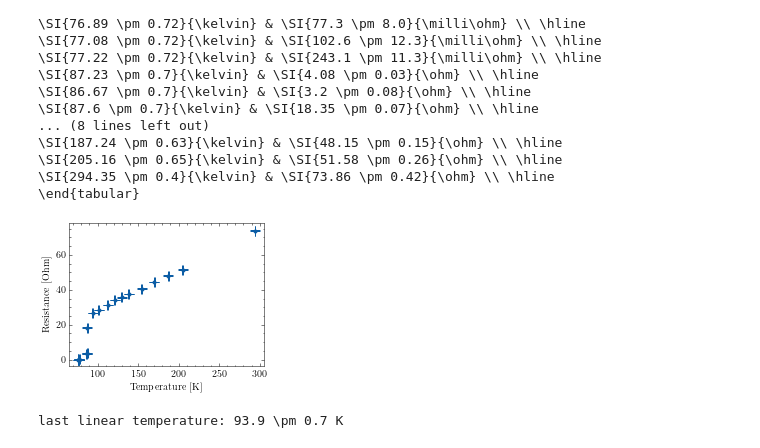
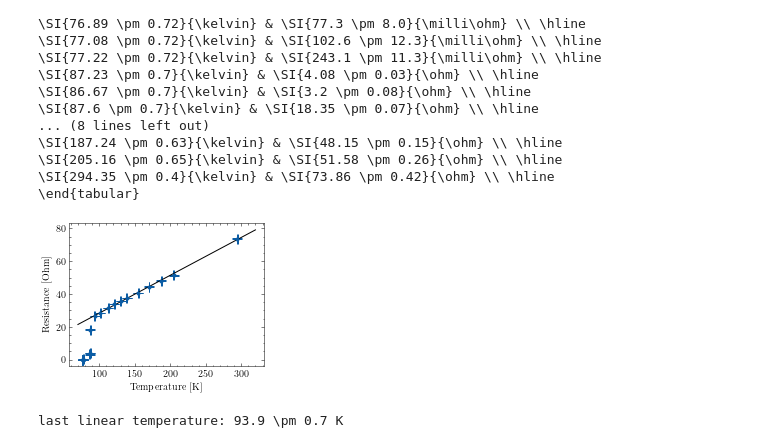
Before and after one commit to emhl/FP1, a Jupyter notebook: SQUID.ipynb, the cells around one changed output. Drawn from its saved outputs; the diff is of its cells as text; code cells hidden in the pictures.

Commit message:
add fit to zoomed out plot

```diff
--- a/SQUID.ipynb
+++ b/SQUID.ipynb
@@ -408,13 +408,23 @@ Temperature & Resistance \\
 \end{tabular}
 # %%
 plt.errorbar(unp.nominal_values(temps), unp.nominal_values(resistances), xerr=unp.std_devs(temps), yerr=unp.std_devs(resistances), fmt='.',capsize=5, label='data')
+
+xl = np.linspace(70,320)
+
+x = unp.nominal_values(temps[9:])
+y = unp.nominal_values(resistances[9:])
+c, cov = curve_fit(linfit,x,y, )
+param = unp.uarray(c, np.sqrt(np.diag(cov)))
+
+plt.plot(xl,linfit(xl,*c),label=r"linear fit", c='k', lw=1)
 
 plt.xlabel('Temperature [K]')
 plt.ylabel('Resistance [Ohm]')
 
+
 plt.savefig('SQUID/output/2-resistance-temperature.png', dpi=300)
 # %% [output]
-[figure, old version]
+[figure, new version]
 # %%
 lim = 14
 plt.errorbar(unp.nominal_values(temps[:lim]), unp.nominal_values(resistances[:lim]), xerr=unp.std_devs(temps)[:lim], yerr=unp.std_devs(resistances)[:lim], fmt='.',capsize=5, label='data')
```
Also changed, not shown: 1 other file.
